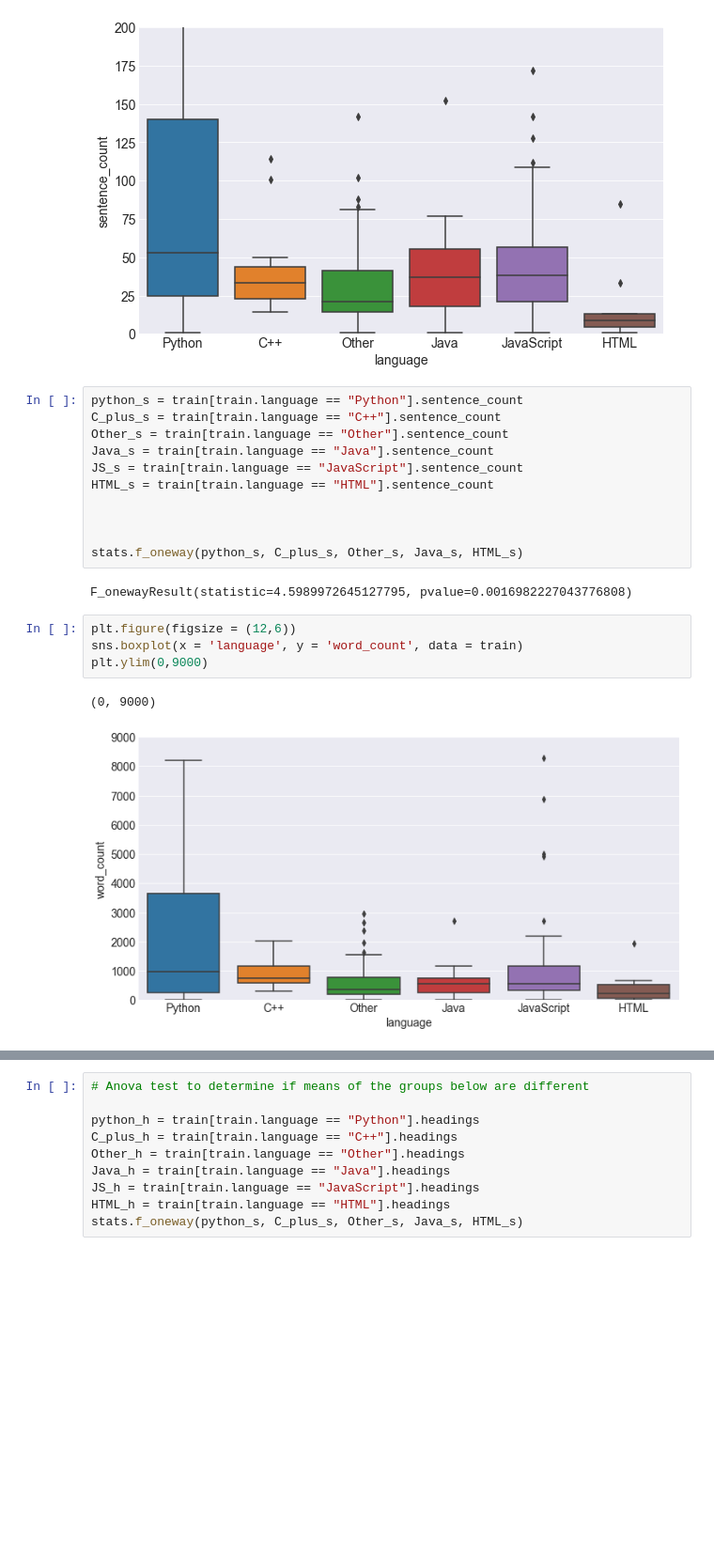
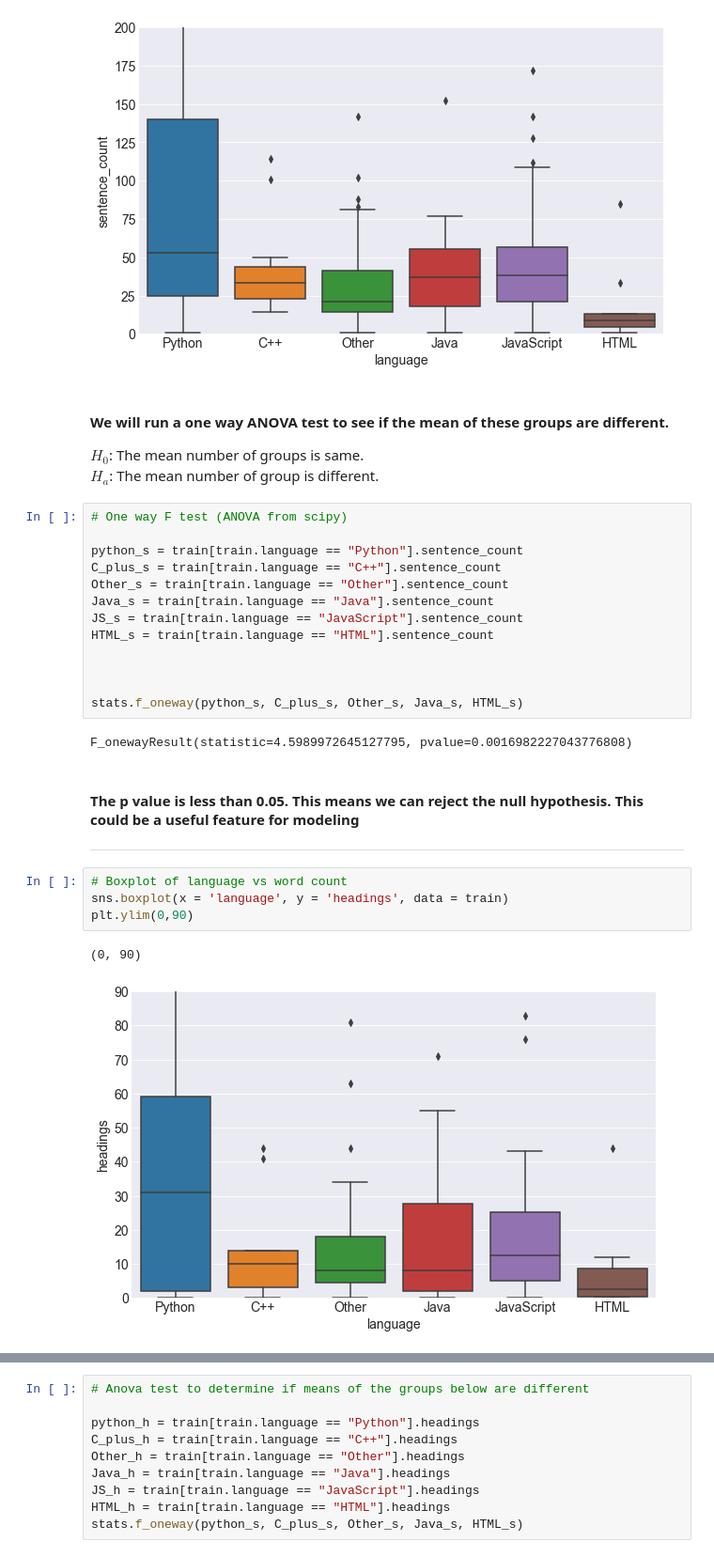
Before and after one commit to The-Tree-Muskeeters/git-language, a Jupyter notebook: nlp_project_Final.ipynb, the cells around one changed output, grey strips where cells are left out. Shown at 94% size. Drawn from its saved outputs; the diff is of its cells as text; blank space fills up the shorter version.

```diff
--- a/nlp_project_Final.ipynb
+++ b/nlp_project_Final.ipynb
@@ -462,7 +462,14 @@ plt.ylim(0,200)
 # %% [output]
 (0, 200)
 [figure]
+# %% [markdown]
+#### We will run a one way ANOVA test to see if the mean of these groups are different.
+
+$H_0$: The mean number of groups is same.\
+$H_a$: The mean number of group is different.
 # %%
+# One way F test (ANOVA from scipy)
+
 python_s = train[train.language == "Python"].sentence_count
 C_plus_s = train[train.language == "C++"].sentence_count
 Other_s = train[train.language == "Other"].sentence_count
@@ -475,10 +482,13 @@ HTML_s = train[train.language == "HTML"].sentence_count
 stats.f_oneway(python_s, C_plus_s, Other_s, Java_s, HTML_s)
 # %% [output]
 F_onewayResult(statistic=4.5989972645127795, pvalue=0.0016982227043776808)
+# %% [markdown]
+#### The p value is less than 0.05. This means we can reject the null hypothesis. This could be a useful feature for modeling
+***
 # %%
-plt.figure(figsize = (12,6))
-sns.boxplot(x = 'language', y = 'word_count', data = train)
-plt.ylim(0,9000)
+# Boxplot of language vs word count
+sns.boxplot(x = 'language', y = 'headings', data = train)
+plt.ylim(0,90)
 # %% [output]
-(0, 9000)
+(0, 90)
-[figure, old version]
+[figure, new version]
```
Also changed, not shown: parts of 21 cells of this notebook.
